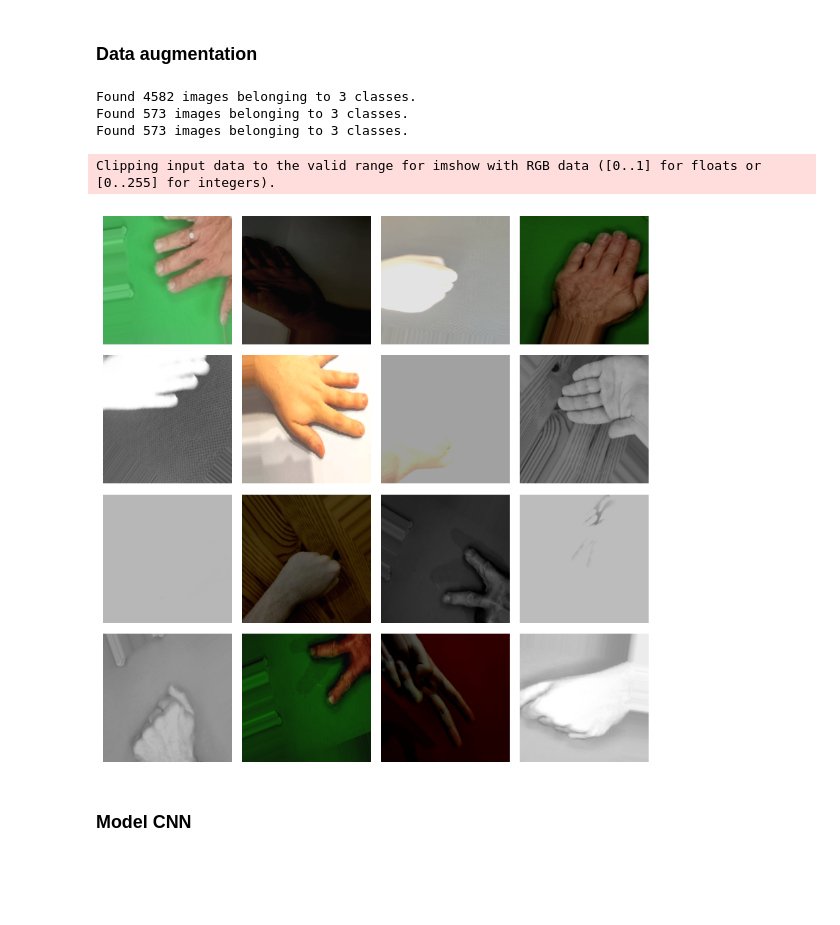
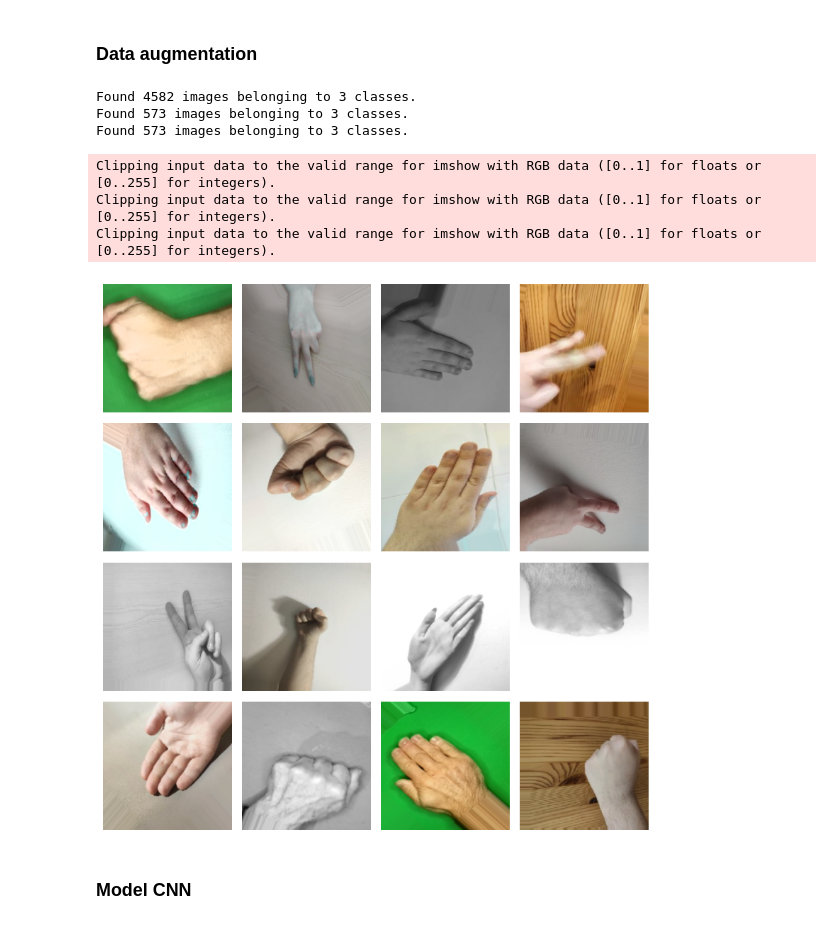
Before and after one commit to szymian-dev/rps-ai-model, a Jupyter notebook: training.ipynb, the cells around one changed output. Cells and saved outputs as stored; diff of their text form; code cells hidden in the pictures; blank space fills up the shorter version.

Commit message:
Grayscale training

```diff
--- a/training.ipynb
+++ b/training.ipynb
@@ -81,6 +81,7 @@ No duplicates found in dataset
 img_rows, img_cols = 224, 224
 
 # Data augmentation and normalization for training
+'''
 train_datagen = ImageDataGenerator(
     rescale=1./255,
     rotation_range=180,
@@ -94,35 +95,51 @@ train_datagen = ImageDataGenerator(
     brightness_range=[0.7, 1.3],
     channel_shift_range=150,
     preprocessing_function=random_color_and_grayscale_augmentation)
+'''
+train_datagen = ImageDataGenerator(
+    rescale=1./255,
+    rotation_range=180,
+    width_shift_range=0.1,
+    height_shift_range=0.1,
+    shear_range=0.1,
+    zoom_range=0.2,
+    horizontal_flip=True,
+    fill_mode='nearest',
+    vertical_flip=True,
+    brightness_range=[0.7, 1.4],
+    preprocessing_function=random_color_and_grayscale_augmentation)
+
 
 test_datagen = ImageDataGenerator(rescale=1./255)
 
 # Generators
 train_generator = train_datagen.flow_from_directory(
     train_dir,
     target_size=(img_rows, img_cols),
     batch_size=32,
     class_mode='categorical')
 
 val_generator = test_datagen.flow_from_directory(
     val_dir,
     target_size=(img_rows, img_cols),
     batch_size=32,
     class_mode='categorical')
 
 test_generator = test_datagen.flow_from_directory(
     test_dir,
     target_size=(img_rows, img_cols),
     batch_size=32,
     class_mode='categorical')
 
 plot_grid_from_generator(train_generator, 4, 4)
 # %% [output]
 Found 4582 images belonging to 3 classes.
 Found 573 images belonging to 3 classes.
 Found 573 images belonging to 3 classes.
 Clipping input data to the valid range for imshow with RGB data ([0..1] for floats or [0..255] for integers).
+Clipping input data to the valid range for imshow with RGB data ([0..1] for floats or [0..255] for integers).
+Clipping input data to the valid range for imshow with RGB data ([0..1] for floats or [0..255] for integers).
-[figure, old version]
+[figure, new version]
 # %% [markdown]
 ### Model CNN
 # %% [markdown]
```
Also changed, not shown: parts of 2 cells of this notebook, 12 other files.
